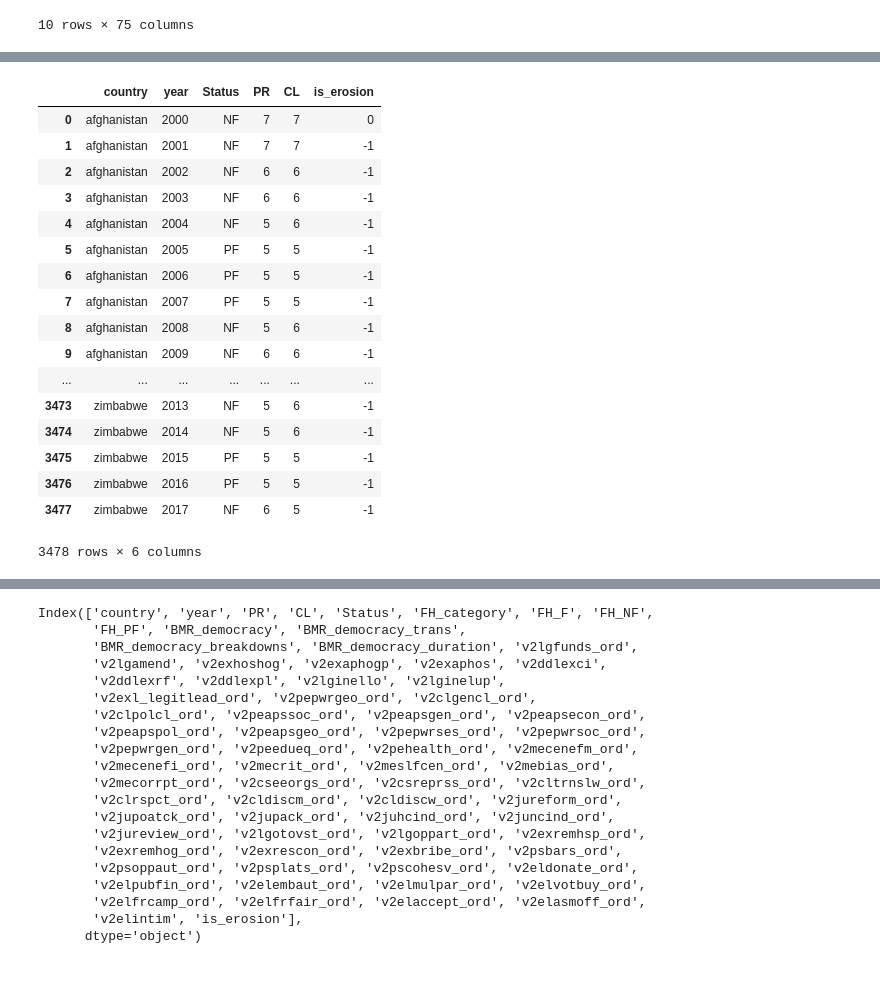
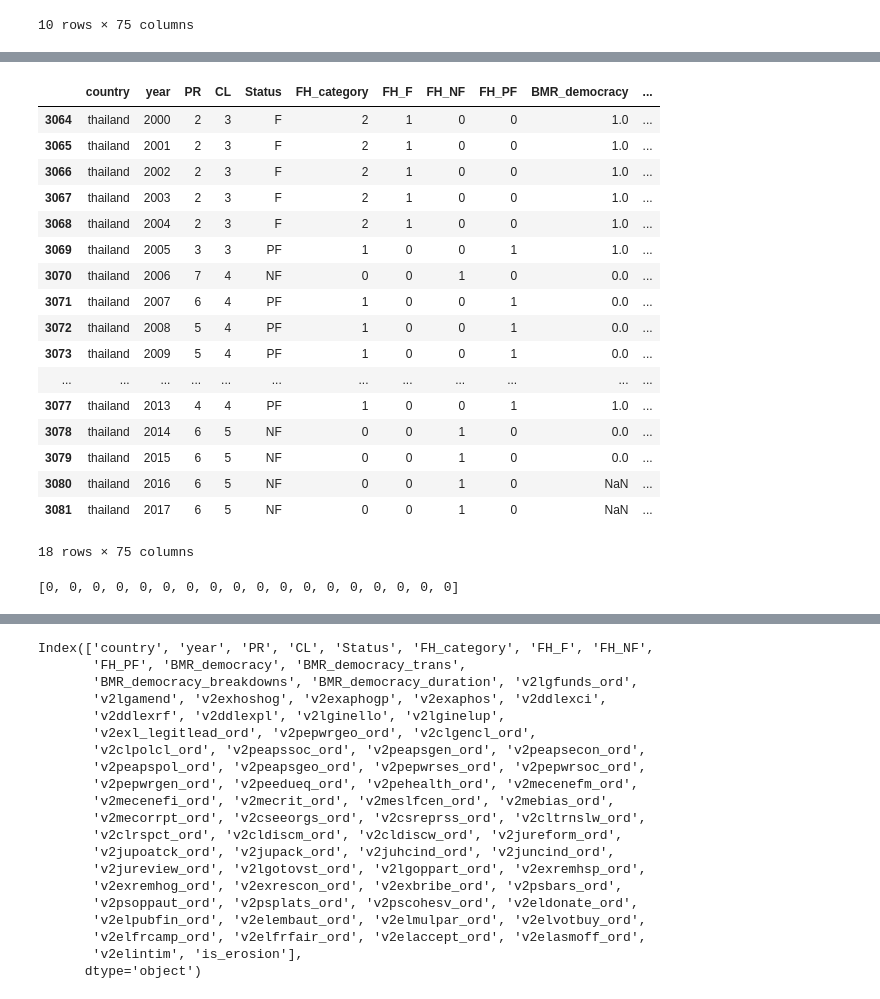
Before and after one commit to css-research-sp19/fp-sanittawan, a Jupyter notebook: data/original_data/Intermediate_data_processing/data_merge.ipynb, the cells around one changed output, grey strips where cells are left out. Drawn from its saved outputs; the diff is of its cells as text; code cells hidden in the pictures.

Commit message:
Update data set; clean up filter; 200-2018

```diff
--- a/data/original_data/Intermediate_data_processing/data_merge.ipynb
+++ b/data/original_data/Intermediate_data_processing/data_merge.ipynb
@@ -230,6 +230,8 @@ final_data['FH_category'] = 0
 final_data.loc[final_data['Status'] == 'F', 'FH_category'] = 2
 # %%
 final_data.loc[final_data['Status'] == 'PF', 'FH_category'] = 1
+# %%
+final_data.reset_index(drop=True, inplace=True)
 # %%
 final_data.head(10)
 # %% [output]
@@ -254,7 +262,7 @@ final_data.head(10)
 * if a country is PF at t-1 and NF at t, is_erosion = 1
 * else, is_erosion = 0
 # %%
-final_data['is_erosion'] = -1
+#final_data['is_erosion'] = -1
 # %%
-final_data.loc[final_data['year'] == 2000, 'is_erosion'] = 0
+#final_data.loc[final_data['year'] == 2000, 'is_erosion'] = 0
 # %%
@@ -371,21 +337,27 @@ else executed
-# %%
-test2[ftr_check]
-# %% [output]
-|  | country | year | Status | PR | CL | is_erosion |
-| 0 | afghanistan | 2000 | NF | 7 | 7 | 0 |
-| 1 | afghanistan | 2001 | NF | 7 | 7 | -1 |
-| 2 | afghanistan | 2002 | NF | 6 | 6 | -1 |
-| 3 | afghanistan | 2003 | NF | 6 | 6 | -1 |
-| 4 | afghanistan | 2004 | NF | 5 | 6 | -1 |
-| 5 | afghanistan | 2005 | PF | 5 | 5 | -1 |
-| 6 | afghanistan | 2006 | PF | 5 | 5 | -1 |
-| 7 | afghanistan | 2007 | PF | 5 | 5 | -1 |
-| 8 | afghanistan | 2008 | NF | 5 | 6 | -1 |
-| 9 | afghanistan | 2009 | NF | 6 | 6 | -1 |
-| ... | ... | ... | ... | ... | ... | ... |
-| 3473 | zimbabwe | 2013 | NF | 5 | 6 | -1 |
-| 3474 | zimbabwe | 2014 | NF | 5 | 6 | -1 |
-| 3475 | zimbabwe | 2015 | PF | 5 | 5 | -1 |
-| 3476 | zimbabwe | 2016 | PF | 5 | 5 | -1 |
-| 3477 | zimbabwe | 2017 | NF | 6 | 5 | -1 |
-3478 rows × 6 columns
+# %%
+# for testing
+final_data.loc[final_data['country'] == 'thailand']
+# %% [output]
+|  | country | year | PR | CL | Status | FH_category | FH_F | FH_NF | FH_PF | BMR_democracy | ... |
+| 3064 | thailand | 2000 | 2 | 3 | F | 2 | 1 | 0 | 0 | 1.0 | ... |
+| 3065 | thailand | 2001 | 2 | 3 | F | 2 | 1 | 0 | 0 | 1.0 | ... |
+| 3066 | thailand | 2002 | 2 | 3 | F | 2 | 1 | 0 | 0 | 1.0 | ... |
+| 3067 | thailand | 2003 | 2 | 3 | F | 2 | 1 | 0 | 0 | 1.0 | ... |
+| 3068 | thailand | 2004 | 2 | 3 | F | 2 | 1 | 0 | 0 | 1.0 | ... |
+| 3069 | thailand | 2005 | 3 | 3 | PF | 1 | 0 | 0 | 1 | 1.0 | ... |
+| 3070 | thailand | 2006 | 7 | 4 | NF | 0 | 0 | 1 | 0 | 0.0 | ... |
+| 3071 | thailand | 2007 | 6 | 4 | PF | 1 | 0 | 0 | 1 | 0.0 | ... |
+| 3072 | thailand | 2008 | 5 | 4 | PF | 1 | 0 | 0 | 1 | 0.0 | ... |
+| 3073 | thailand | 2009 | 5 | 4 | PF | 1 | 0 | 0 | 1 | 0.0 | ... |
+| ... | ... | ... | ... | ... | ... | ... | ... | ... | ... | ... | ... |
+| 3077 | thailand | 2013 | 4 | 4 | PF | 1 | 0 | 0 | 1 | 1.0 | ... |
+| 3078 | thailand | 2014 | 6 | 5 | NF | 0 | 0 | 1 | 0 | 0.0 | ... |
+| 3079 | thailand | 2015 | 6 | 5 | NF | 0 | 0 | 1 | 0 | 0.0 | ... |
+| 3080 | thailand | 2016 | 6 | 5 | NF | 0 | 0 | 1 | 0 | NaN | ... |
+| 3081 | thailand | 2017 | 6 | 5 | NF | 0 | 0 | 1 | 0 | NaN | ... |
+18 rows × 75 columns
+# %%
+# for testing
+print(test[:18])
+# %% [output]
+[0, 0, 0, 0, 0, 0, 0, 0, 0, 0, 0, 0, 0, 0, 0, 0, 0, 0]
```
Also changed, not shown: parts of 28 cells of this notebook, 1 other file.
